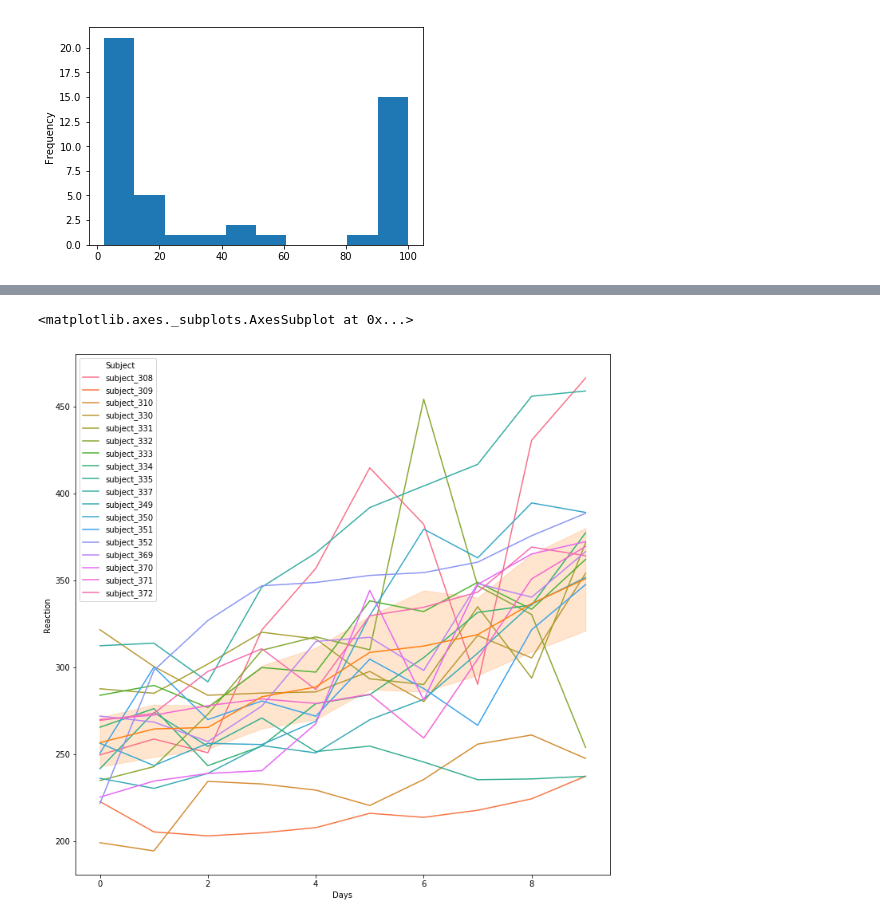
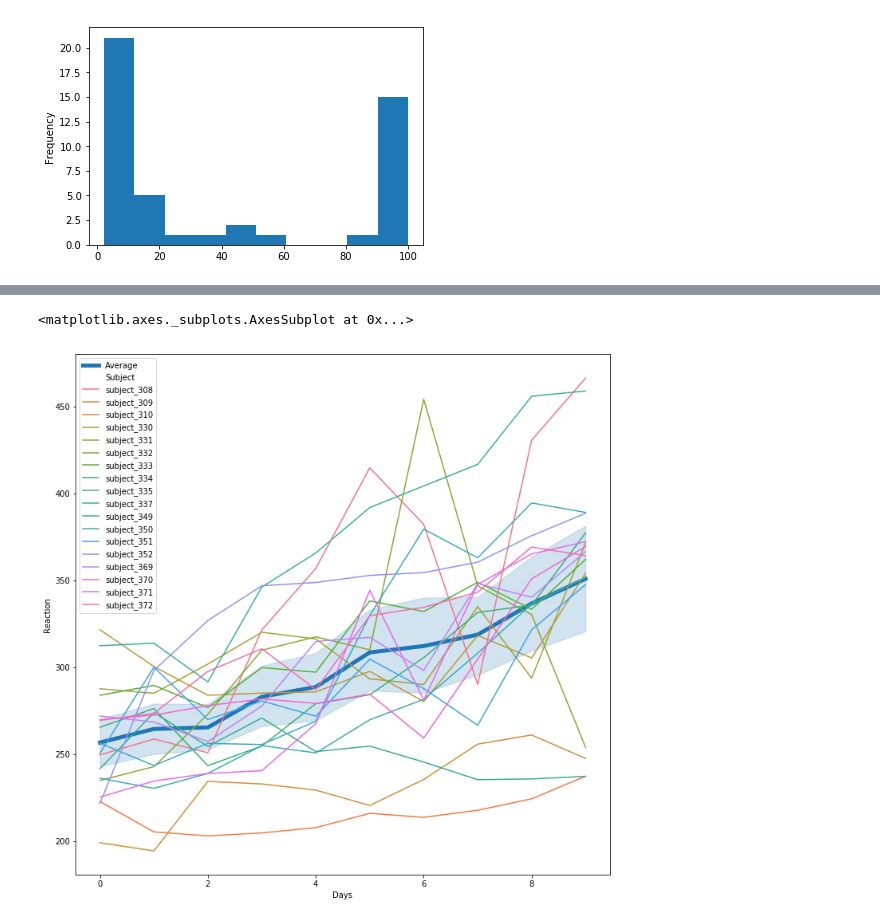
Before and after one commit to CodeupClassroom/ada-python-exercises, a Jupyter notebook: seaborn_exercise.ipynb, the cells around one changed output, grey strips where cells are left out. Cells and saved outputs as stored; diff of their text form; code cells hidden in the pictures.

```diff
--- a/seaborn_exercise.ipynb
+++ b/seaborn_exercise.ipynb
@@ -59,11 +157,12 @@ sns.heatmap(swiss.corr(), annot=True, center=0, cmap=cm.PiYG)
 # %%
 plt.figure(figsize=(12, 12))
 
 sleep = data('sleepstudy')
-sleep.Subject = sleep.Subject.apply(lambda s: 'subject_{}'.format(s))
 
+sleep.Subject = 'subject_' + sleep.Subject.astype('str')
+
+sns.lineplot(data=sleep, y='Reaction', x='Days', linewidth=5, label='Average')
 sns.lineplot(data=sleep, y='Reaction', x='Days', hue='Subject')
-sns.lineplot(data=sleep, y='Reaction', x='Days')
 # %% [output]
 <matplotlib.axes._subplots.AxesSubplot at 0x...>
-[figure, old version]
+[figure, new version]
```
Also changed, not shown: parts of 15 cells of this notebook, 1 other file.
